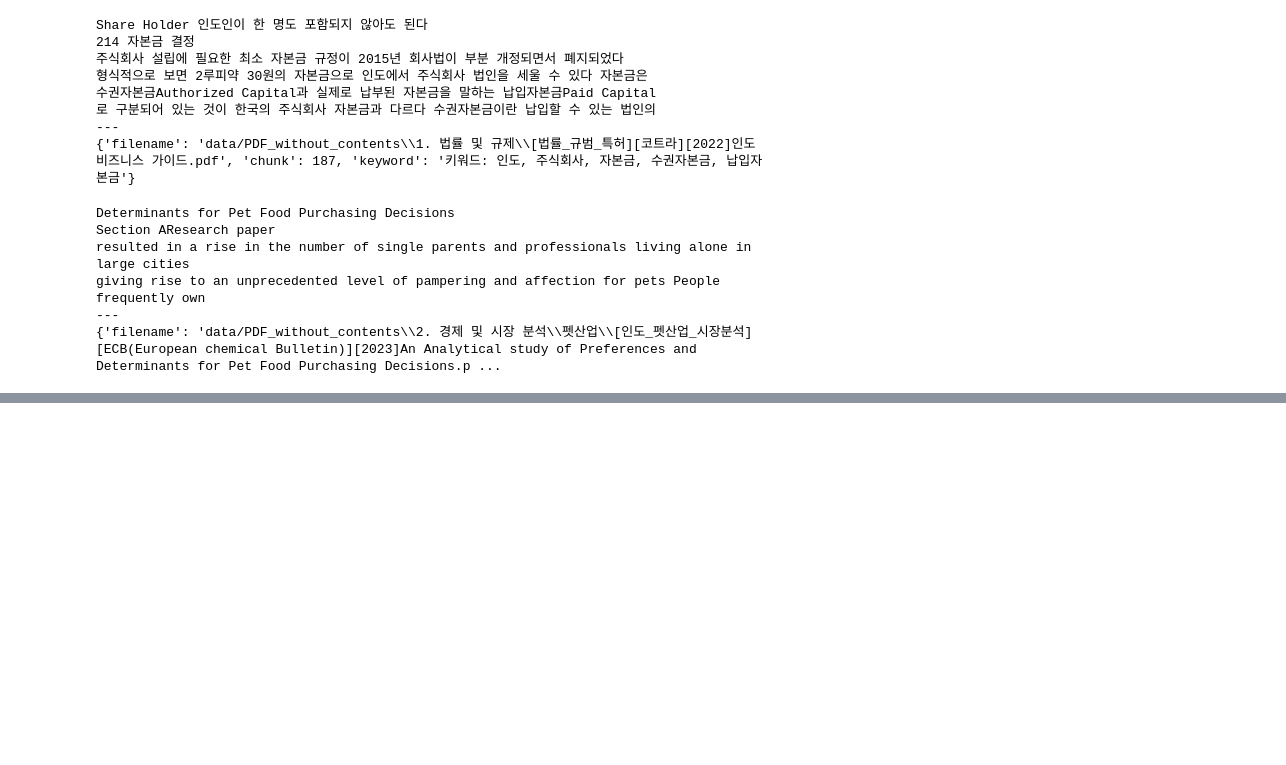
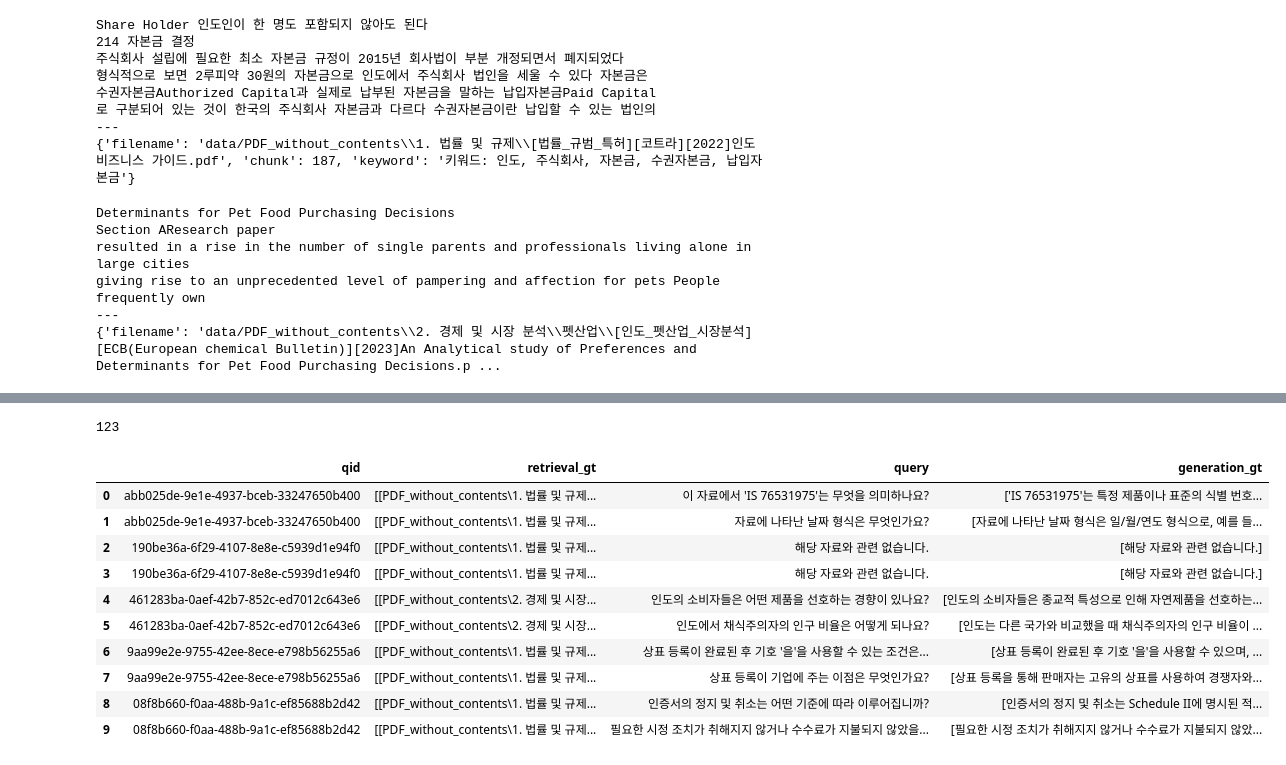
Before and after one commit to khw11044/AutoRAG_tutorial_mine, a Jupyter notebook: read_data.ipynb, the cells around one changed output, grey strips where cells are left out. Saved outputs shown, nothing was run; the diff lists cells and outputs as text; code cells hidden in the pictures; blank space fills up the shorter version.

```diff
--- a/read_data.ipynb
+++ b/read_data.ipynb
@@ -118,0 +140,7 @@ for i in range(len(data)):
+# %%
+path = './my_data/qa_new.parquet'
+
+# make_qa.py 파일로 만듬 : 질문과 응답 쌍을 만듬 , 어떤 문서가 관련이 있는지
+df = pd.read_parquet(path)
+
+df.head()
@@ -118,0 +154,18 @@ for i in range(len(data)):
+# %%
+len(df)
+# %% [output]
+123
+# %%
+df
+# %% [output]
+|  | qid | retrieval_gt | query | generation_gt |
+| 0 | abb025de-9e1e-4937-bceb-33247650b400 | [[PDF_without_contents\1. 법률 및 규제... | 이 자료에서 'IS 76531975'는 무엇을 의미하나요? | ['IS 76531975'는 특정 제품이나 표준의 식별 번호... |
+| 1 | abb025de-9e1e-4937-bceb-33247650b400 | [[PDF_without_contents\1. 법률 및 규제... | 자료에 나타난 날짜 형식은 무엇인가요? | [자료에 나타난 날짜 형식은 일/월/연도 형식으로, 예를 들... |
+| 2 | 190be36a-6f29-4107-8e8e-c5939d1e94f0 | [[PDF_without_contents\1. 법률 및 규제... | 해당 자료와 관련 없습니다. | [해당 자료와 관련 없습니다.] |
+| 3 | 190be36a-6f29-4107-8e8e-c5939d1e94f0 | [[PDF_without_contents\1. 법률 및 규제... | 해당 자료와 관련 없습니다. | [해당 자료와 관련 없습니다.] |
+| 4 | 461283ba-0aef-42b7-852c-ed7012c643e6 | [[PDF_without_contents\2. 경제 및 시장... | 인도의 소비자들은 어떤 제품을 선호하는 경향이 있나요? | [인도의 소비자들은 종교적 특성으로 인해 자연제품을 선호하는... |
+| 5 | 461283ba-0aef-42b7-852c-ed7012c643e6 | [[PDF_without_contents\2. 경제 및 시장... | 인도에서 채식주의자의 인구 비율은 어떻게 되나요? | [인도는 다른 국가와 비교했을 때 채식주의자의 인구 비율이 ... |
+| 6 | 9aa99e2e-9755-42ee-8ece-e798b56255a6 | [[PDF_without_contents\1. 법률 및 규제... | 상표 등록이 완료된 후 기호 '을'을 사용할 수 있는 조건은... | [상표 등록이 완료된 후 기호 '을'을 사용할 수 있으며, ... |
+| 7 | 9aa99e2e-9755-42ee-8ece-e798b56255a6 | [[PDF_without_contents\1. 법률 및 규제... | 상표 등록이 기업에 주는 이점은 무엇인가요? | [상표 등록을 통해 판매자는 고유의 상표를 사용하여 경쟁자와... |
+| 8 | 08f8b660-f0aa-488b-9a1c-ef85688b2d42 | [[PDF_without_contents\1. 법률 및 규제... | 인증서의 정지 및 취소는 어떤 기준에 따라 이루어집니까? | [인증서의 정지 및 취소는 Schedule II에 명시된 적... |
+| 9 | 08f8b660-f0aa-488b-9a1c-ef85688b2d42 | [[PDF_without_contents\1. 법률 및 규제... | 필요한 시정 조치가 취해지지 않거나 수수료가 지불되지 않았을... | [필요한 시정 조치가 취해지지 않거나 수수료가 지불되지 않았... |
```
Also changed, not shown: parts of 13 cells of this notebook, 7 other files.
